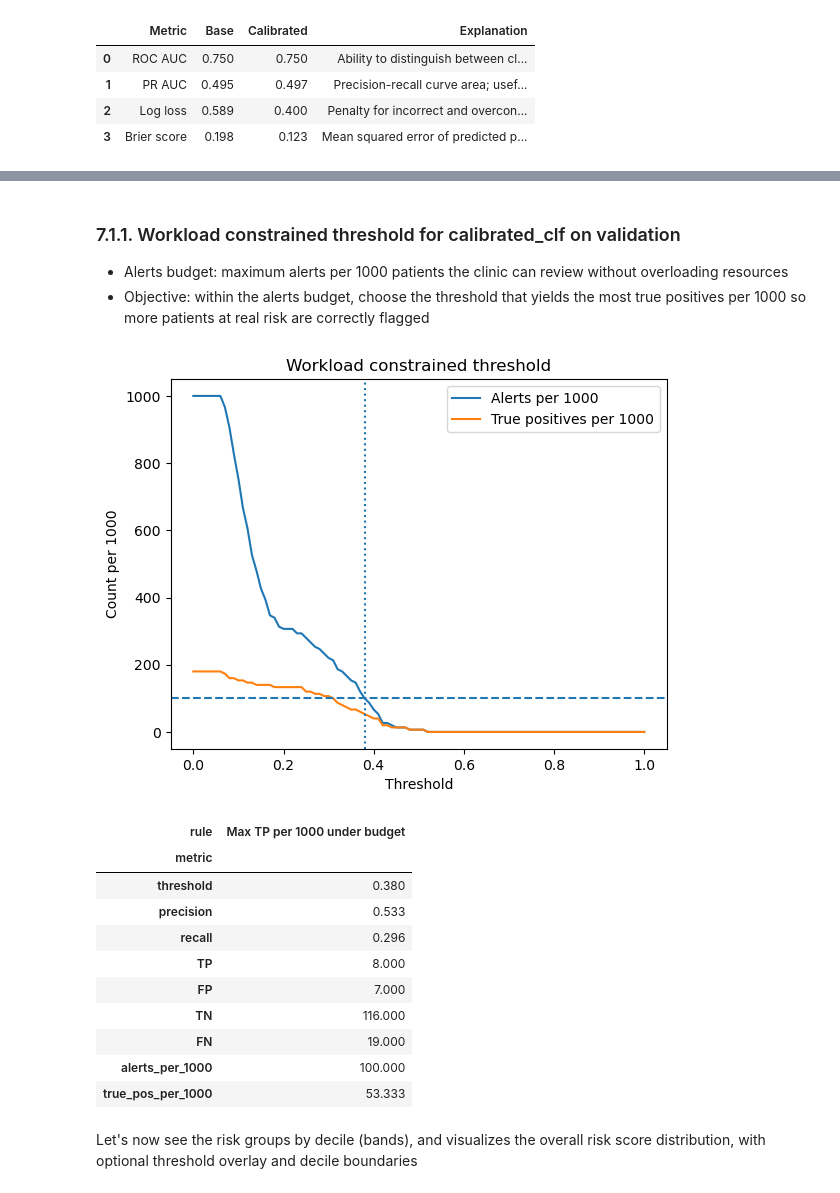
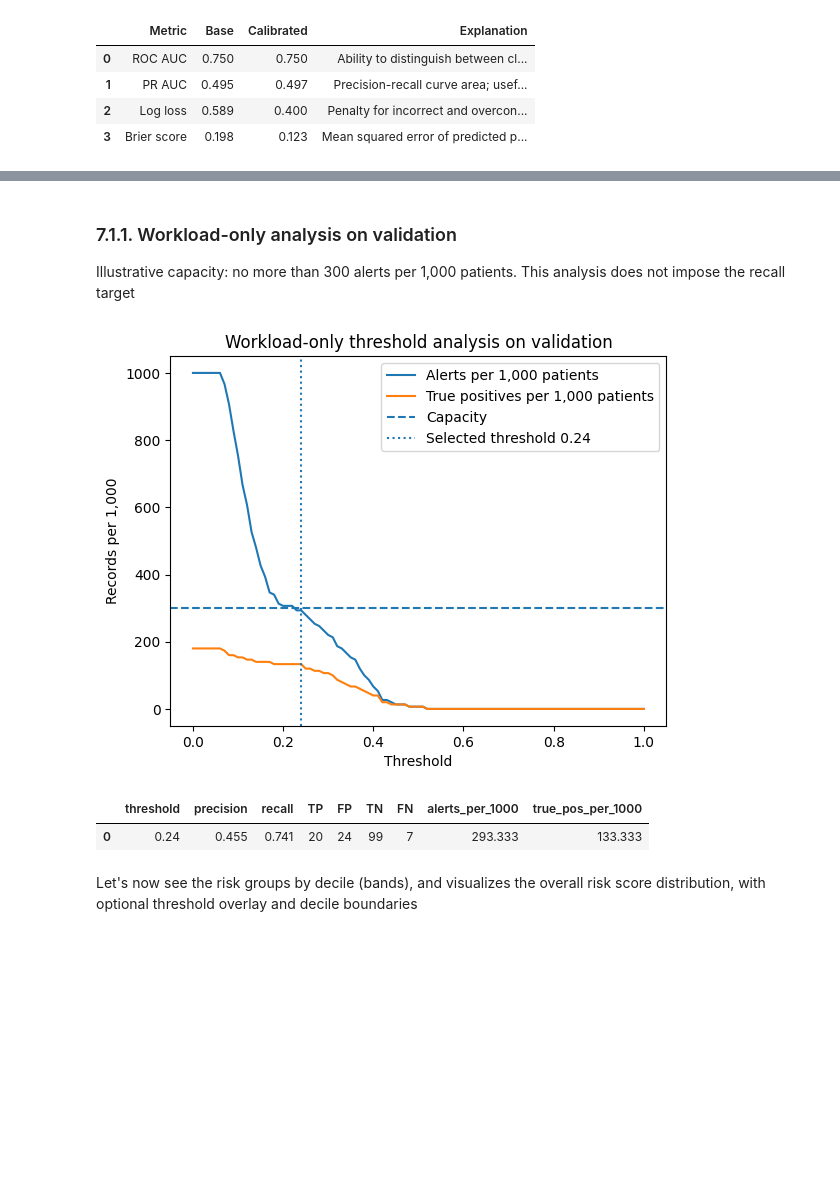
Before and after one commit to IE-ML-for-Healthcare/RAI_opioid_risk_prevention, a Jupyter notebook: ML4HL_OD_RAI_toolbox.ipynb, the cells around one changed output, grey strips where cells are left out. Drawn from its saved outputs; the diff is of its cells as text; code cells hidden in the pictures; blank space fills up the shorter version.

```diff
--- a/ML4HL_OD_RAI_toolbox.ipynb
+++ b/ML4HL_OD_RAI_toolbox.ipynb
@@ -646,45 +636,32 @@ Readouts to watch
 # %% [markdown]
-### 7.1.1. Workload constrained threshold for calibrated_clf on validation
+### 7.1.1. Workload-only analysis on validation
 
-- Alerts budget: maximum alerts per 1000 patients the clinic can review without overloading resources
-- Objective: within the alerts budget, choose the threshold that yields the most true positives per 1000 so more patients at real risk are correctly flagged
+Illustrative capacity: no more than 300 alerts per 1,000 patients. This analysis does not impose the recall target
 # %%
-ALERTS_BUDGET = 100.0  # alerts per 1000 patients
+MAX_REVIEW_CAPACITY_PER_1000 = 300.0
 
-y_score_val = positive_scores(calibrated_clf, X_val)
-res = pick_threshold_workload(y_val, y_score_val, alerts_per_1000_max=ALERTS_BUDGET)
-tbl = res["table"]
+workload_result = pick_threshold_workload(
+    y_val, y_score_val, alerts_per_1000_max=MAX_REVIEW_CAPACITY_PER_1000
+)
+workload_table = workload_result["table"]
+THR_WORKLOAD = float(workload_result["threshold"])
 
 plt.figure()
-plt.plot(tbl["threshold"], tbl["alerts_per_1000"], label="Alerts per 1000")
-plt.plot(tbl["threshold"], tbl["true_pos_per_1000"], label="True positives per 1000")
-plt.axhline(ALERTS_BUDGET, linestyle="--")
-plt.axvline(res["threshold"], linestyle=":")
+plt.plot(workload_table["threshold"], workload_table["alerts_per_1000"], label="Alerts per 1,000 patients")
+plt.plot(workload_table["threshold"], workload_table["true_pos_per_1000"], label="True positives per 1,000 patients")
+plt.axhline(MAX_REVIEW_CAPACITY_PER_1000, linestyle="--", label="Capacity")
+plt.axvline(THR_WORKLOAD, linestyle=":", label=f"Selected threshold {THR_WORKLOAD:.2f}")
 plt.xlabel("Threshold")
-plt.ylabel("Count per 1000")
-plt.title("Workload constrained threshold")
+plt.ylabel("Records per 1,000")
+plt.title("Workload-only threshold analysis on validation")
 plt.legend()
 plt.show()
 
-# make sure summary_df is a DataFrame
-summary_df = res["summary"] if isinstance(res["summary"], pd.DataFrame) else pd.DataFrame(res["summary"])
-
-# put metrics in the rows, rules in the columns
-pivot_df = summary_df.set_index("rule").T.reset_index().rename(columns={"index": "metric"})
-display(pivot_df.round(3).set_index("metric"))
+display(summary_at_threshold(y_val, y_score_val, THR_WORKLOAD).round(3))
 # %% [output]
-[figure, old version]
+[figure, new version]
-| rule | Max TP per 1000 under budget |
-| metric |  |
-| threshold | 0.380 |
-| precision | 0.533 |
-| recall | 0.296 |
-| TP | 8.000 |
-| FP | 7.000 |
-| TN | 116.000 |
-| FN | 19.000 |
-| alerts_per_1000 | 100.000 |
-| true_pos_per_1000 | 53.333 |
+|  | threshold | precision | recall | TP | FP | TN | FN | alerts_per_1000 | true_pos_per_1000 |
+| 0 | 0.24 | 0.455 | 0.741 | 20 | 24 | 99 | 7 | 293.333 | 133.333 |
 # %% [markdown]
 Let's now see the risk groups by decile (bands), and visualizes the overall risk score distribution, with optional threshold overlay and decile boundaries
 # %%
```
Also changed, not shown: parts of 34 cells of this notebook, 2 other files.
